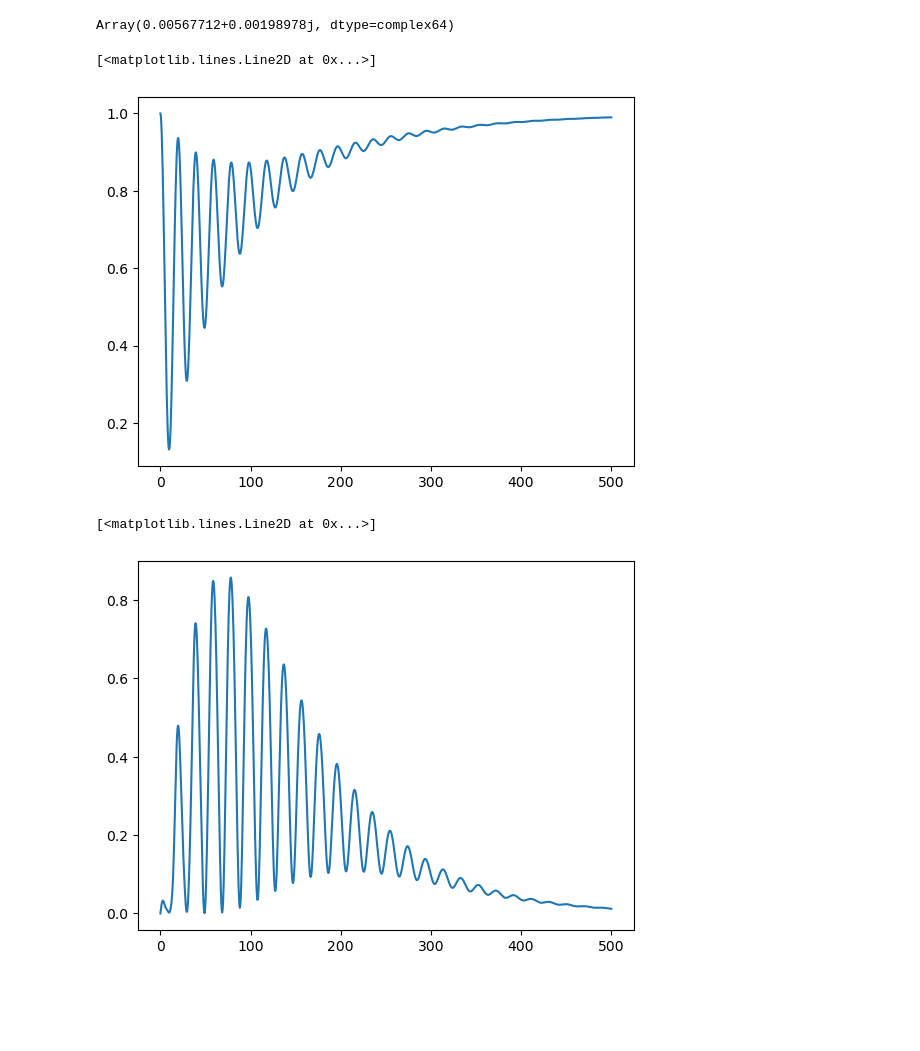
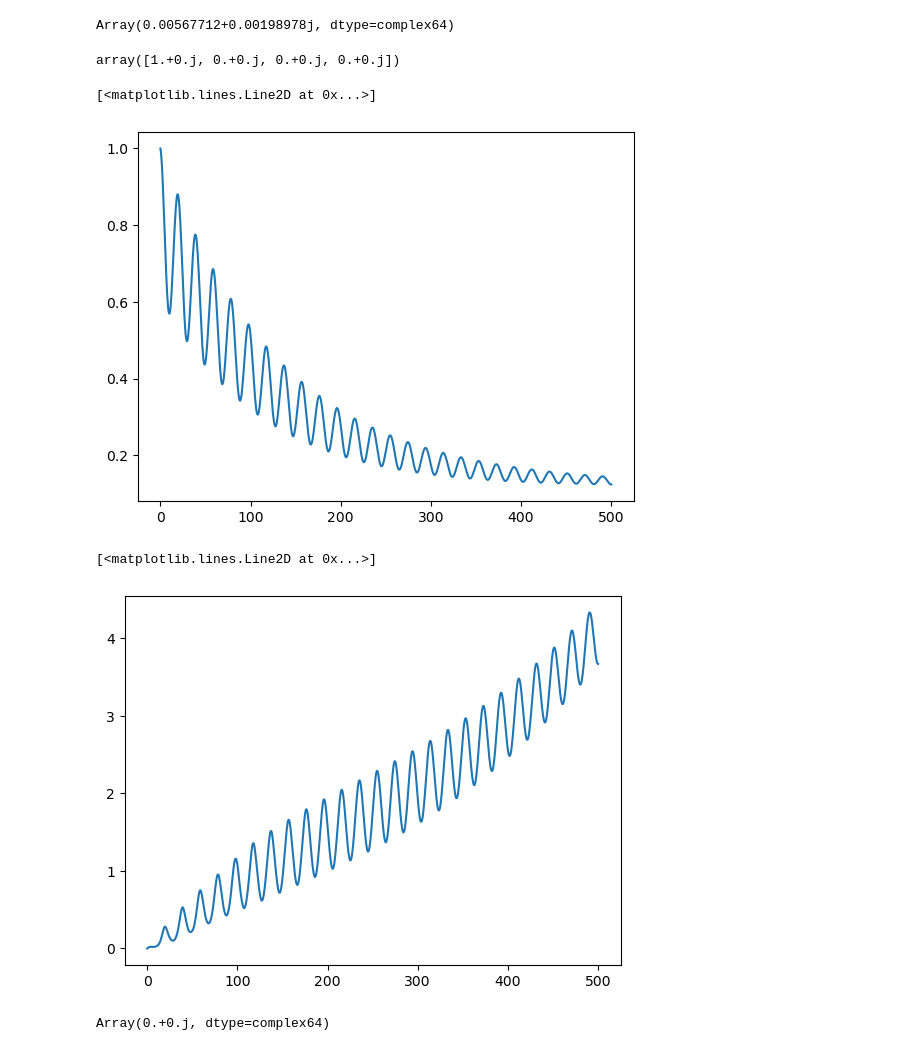
Before and after one commit to Rumoa/lindblad_sicpovm, a Jupyter notebook: exploring.ipynb, the cells around one changed output. Saved outputs shown, nothing was run; the diff lists cells and outputs as text; code cells hidden in the pictures; blank space fills up the shorter version.

```diff
--- a/exploring.ipynb
+++ b/exploring.ipynb
@@ -138,7 +138,7 @@ import equinox as eqx
 # %%
 @jit
 def sprepost(A, B):
-    return jnp.kron(A, jnp.conjugate(B))
+    return jnp.kron(A, jnp.transpose(B))
 
 
 def make_K(d, povm_arr):
@@ -651,33 +640,41 @@ def compute_qfim(rho_mat, Dsuperop, t):
         * t**2
     )
 # %%
-rho0 = qt.ket2dm( (qt.basis(2, 0) - 1*qt.basis(2, 1))).full()
+rho0 = qt.ket2dm((1 * qt.basis(2, 0) + 0 * qt.basis(2, 1)).unit()).full()
 
 omega = 0.2
 
 H = omega / 2 * qt.sigmax() + 0.25 / 2 * qt.sigmaz()
 
+dissipator = 1 * _make_dissipator(0.1 * jnp.array(qt.sigmam()))
 
-L = _make_Lambda(jnp.array(H), 0.1 * jnp.array(qt.sigmaz()))
 
-Dsuperop = _make_dissipator(0.1 * jnp.array(qt.sigmaz()))
+L = _make_Lambda(jnp.array(H), 0 * jnp.array(qt.sigmap())) + dissipator
+
+# Dsuperop = _make_dissipator(0.1 * jnp.array(qt.sigmaz()))
 
 times = jnp.linspace(0, 500, 1000)
 
-rhot_v = jax.vmap(lambda t: (expm(L * t) @ vec(rho0)))(times)
+rhot_v = jax.vmap(lambda t: jnp.einsum("ij, j -> i", expm(L * t), vec(rho0)))(
+    times
+)
 rhot = jax.vmap(lambda a: unvec(a, 2))(rhot_v)
+# %%
+vec(rho0)
+# %% [output]
+array([1.+0.j, 0.+0.j, 0.+0.j, 0.+0.j])
 # %%
 plt.plot(times, jnp.real(rhot[:, 0, 0]))
 # %% [output]
 [<matplotlib.lines.Line2D at 0x...>]
-[figure, old version]
+[figure, new version]
 # %%
 plt.plot(
     times,
-    jax.vmap(lambda a, t: compute_qfim(unvec(a, 2), Dsuperop, t))(
+    jax.vmap(lambda a, t: compute_qfim(unvec(a, 2), dissipator, t))(
         rhot_v, times
     ),
 )
 # %% [output]
 [<matplotlib.lines.Line2D at 0x...>]
-[figure, old version]
+[figure, new version]
@@ -683,0 +683,4 @@ plt.plot(
+# %%
+jnp.linalg.det(rhot[0])
+# %% [output]
+Array(0.+0.j, dtype=complex64)
```
Also changed, not shown: parts of 6 cells of this notebook.
